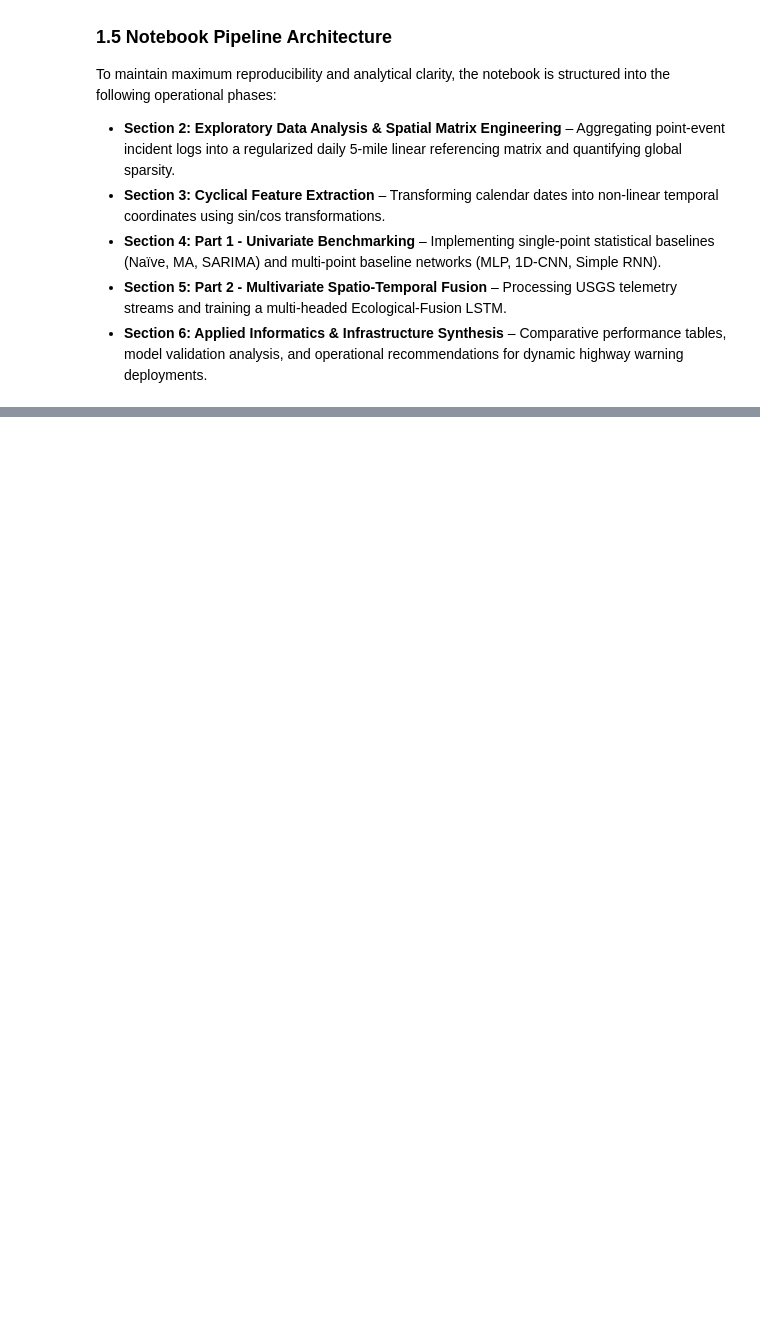
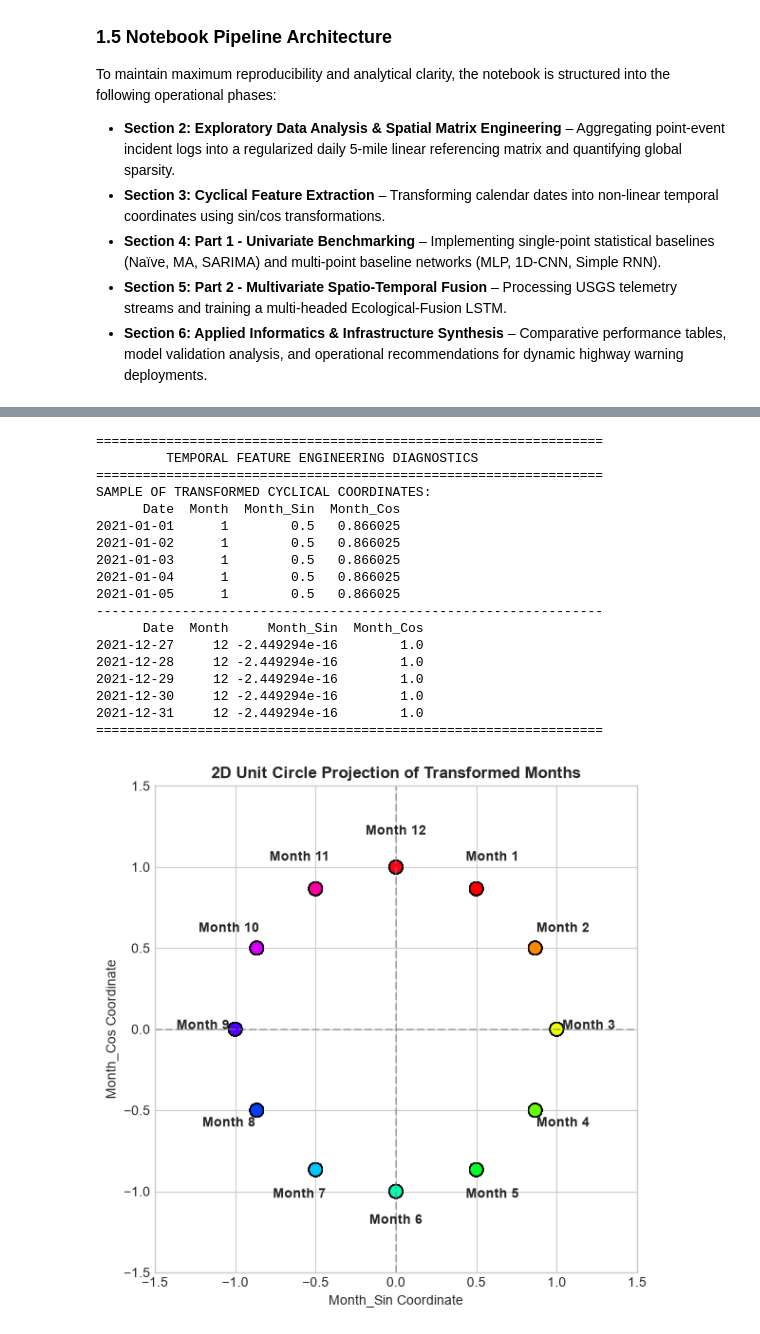
Before and after one commit to Gil-gil-glitch/Spatio-Temporal-Forecasting-of-Wildlife-Vehicle-Collisions, a Jupyter notebook: timeseries/final_project.ipynb, the cells around one changed output, grey strips where cells are left out. Saved outputs shown, nothing was run; the diff lists cells and outputs as text; code cells hidden in the pictures; blank space fills up the shorter version.

```diff
--- a/timeseries/final_project.ipynb
+++ b/timeseries/final_project.ipynb
@@ -49,0 +269,66 @@ To maintain maximum reproducibility and analytical clarity, the notebook is stru
+# %%
+#
+# Engineering Validation: Verifying Cyclical Feature Transformations
+#
+
+def verify_and_plot_cyclical_features(flat_df):
+    """
+    Isolates the engineered calendar features from the master dataframe,
+    verifies their geometric boundaries, and plots their cyclical nature.
+    """
+
+    # Extract unique chronological dates to evaluate the calendar features
+    unique_calendar = flat_df.drop_duplicates(subset=['Date']).sort_values('Date').copy()
+
+    print("="*65)
+    print("         TEMPORAL FEATURE ENGINEERING DIAGNOSTICS        ")
+    print("="*65)
+    print("SAMPLE OF TRANSFORMED CYCLICAL COORDINATES:")
+    print(unique_calendar[['Date', 'Month', 'Month_Sin', 'Month_Cos']].head(5).to_string(index=False))
+    print("-"*65)
+    print(unique_calendar[['Date', 'Month', 'Month_Sin', 'Month_Cos']].tail(5).to_string(index=False))
+    print("="*65)
+
+    # Generate a verification scatter plot to confirm the unit circle projection
+    fig, ax = plt.subplots(figsize=(6, 6))
+    scatter = ax.scatter(unique_calendar['Month_Sin'], unique_calendar['Month_Cos'],
+                         c=unique_calendar['Month'], cmap='hsv', edgecolor='k', s=100)
+
+    # Annotate the months to visually confirm continuity
+    for i, month in enumerate(unique_calendar['Month'].unique()):
+        sample_row = unique_calendar[unique_calendar['Month'] == month].iloc[0]
+        ax.text(sample_row['Month_Sin']*1.2, sample_row['Month_Cos']*1.2,
+                f"Month {int(month)}", fontsize=10, weight='bold', ha='center')
+
+    ax.set_title("2D Unit Circle Projection of Transformed Months", fontsize=12, weight='bold')
+    ax.set_xlabel("Month_Sin Coordinate")
+    ax.set_ylabel("Month_Cos Coordinate")
+    ax.set_xlim(-1.5, 1.5)
+    ax.set_ylim(-1.5, 1.5)
+    ax.axhline(0, color='grey', linestyle='--', alpha=0.5)
+    ax.axvline(0, color='grey', linestyle='--', alpha=0.5)
+    plt.tight_layout()
+    plt.show()
+
+
+verify_and_plot_cyclical_features(master_flat_df)
+# %% [output]
+=================================================================
+         TEMPORAL FEATURE ENGINEERING DIAGNOSTICS
+=================================================================
+SAMPLE OF TRANSFORMED CYCLICAL COORDINATES:
+      Date  Month  Month_Sin  Month_Cos
+2021-01-01      1        0.5   0.866025
+2021-01-02      1        0.5   0.866025
+2021-01-03      1        0.5   0.866025
+2021-01-04      1        0.5   0.866025
+2021-01-05      1        0.5   0.866025
+-----------------------------------------------------------------
+      Date  Month     Month_Sin  Month_Cos
+2021-12-27     12 -2.449294e-16        1.0
+2021-12-28     12 -2.449294e-16        1.0
+2021-12-29     12 -2.449294e-16        1.0
+2021-12-30     12 -2.449294e-16        1.0
+2021-12-31     12 -2.449294e-16        1.0
+=================================================================
+[figure, added]
```
Also changed, not shown: parts of 8 cells of this notebook, 1 other file.
